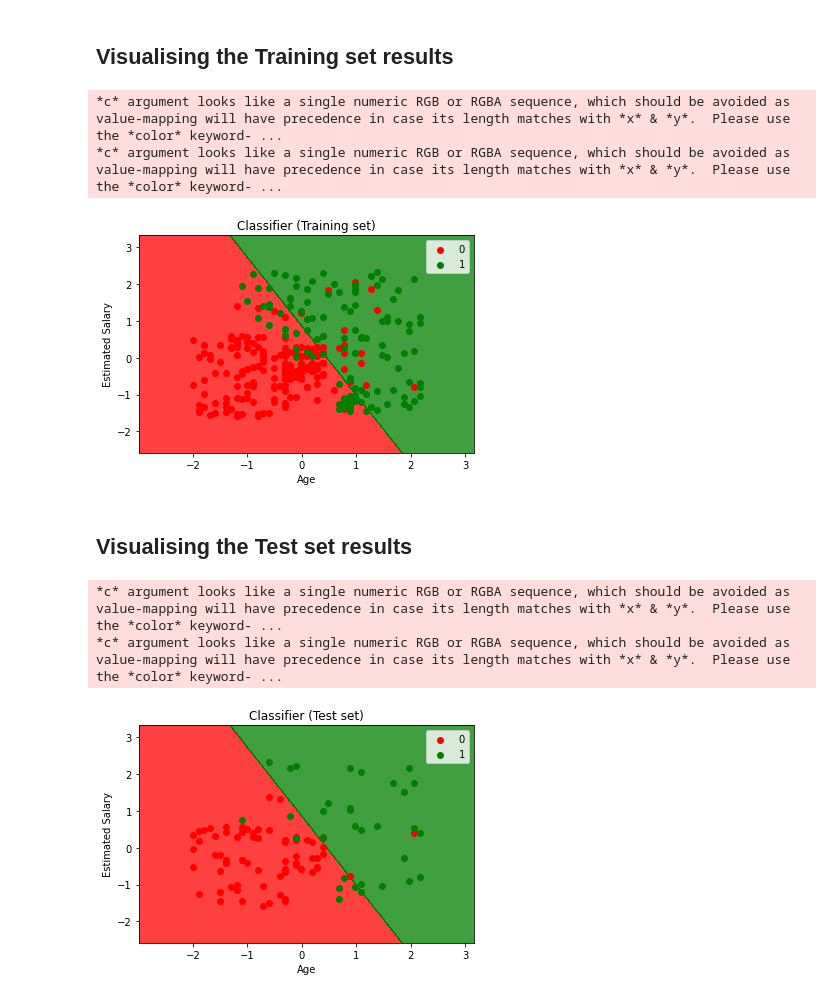
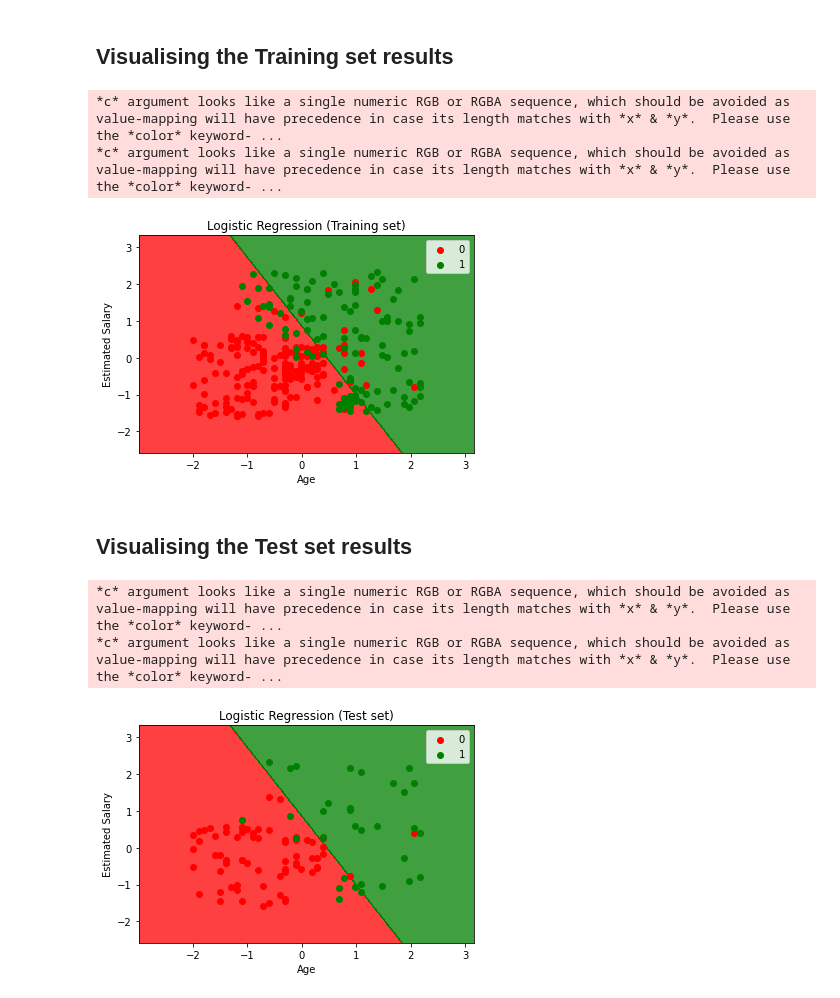
Before and after one commit to willyarrows/sds-ml-course, a Jupyter notebook: Part 3 - Classification/1-logistic-regression.ipynb, the cells around one changed output. Cells and saved outputs as stored; diff of their text form; code cells hidden in the pictures.

```diff
--- a/Part 3 - Classification/1-logistic-regression.ipynb
+++ b/Part 3 - Classification/1-logistic-regression.ipynb
@@ -154,24 +154,24 @@ Model Accuracy : 0.89
 # %%
 from matplotlib.colors import ListedColormap
 X_set, y_set = X_train.values, y_train.values
 X1, X2 = np.meshgrid(np.arange(start = X_set[:, 0].min() - 1, stop = X_set[:, 0].max() + 1, step = 0.01),
                      np.arange(start = X_set[:, 1].min() - 1, stop = X_set[:, 1].max() + 1, step = 0.01))
 plt.contourf(X1, X2, classifier.predict(np.array([X1.ravel(), X2.ravel()]).T).reshape(X1.shape),
              alpha = 0.75, cmap = ListedColormap(('red', 'green')))
 plt.xlim(X1.min(), X1.max())
 plt.ylim(X2.min(), X2.max())
 for i, j in enumerate(np.unique(y_set)):
     plt.scatter(X_set[y_set == j, 0], X_set[y_set == j, 1],
                 c = ListedColormap(('red', 'green'))(i), label = j)
-plt.title('Classifier (Training set)')
+plt.title('Logistic Regression (Training set)')
 plt.xlabel('Age')
 plt.ylabel('Estimated Salary')
 plt.legend()
 plt.show()
 # %% [output]
 *c* argument looks like a single numeric RGB or RGBA sequence, which should be avoided as value-mapping will have precedence in case its length matches with *x* & *y*.  Please use the *color* keyword- ...
 *c* argument looks like a single numeric RGB or RGBA sequence, which should be avoided as value-mapping will have precedence in case its length matches with *x* & *y*.  Please use the *color* keyword- ...
-[figure, old version]
+[figure, new version]
 # %% [markdown]
 ## Visualising the Test set results
 # %%
@@ -186,7 +186,7 @@ plt.ylim(X2.min(), X2.max())
 for i, j in enumerate(np.unique(y_set)):
     plt.scatter(X_set[y_set == j, 0], X_set[y_set == j, 1],
                 c = ListedColormap(('red', 'green'))(i), label = j)
-plt.title('Classifier (Test set)')
+plt.title('Logistic Regression (Test set)')
 plt.xlabel('Age')
 plt.ylabel('Estimated Salary')
 plt.legend()
@@ -194,4 +194,4 @@ plt.show()
 # %% [output]
 *c* argument looks like a single numeric RGB or RGBA sequence, which should be avoided as value-mapping will have precedence in case its length matches with *x* & *y*.  Please use the *color* keyword- ...
 *c* argument looks like a single numeric RGB or RGBA sequence, which should be avoided as value-mapping will have precedence in case its length matches with *x* & *y*.  Please use the *color* keyword- ...
-[figure, old version]
+[figure, new version]
```
